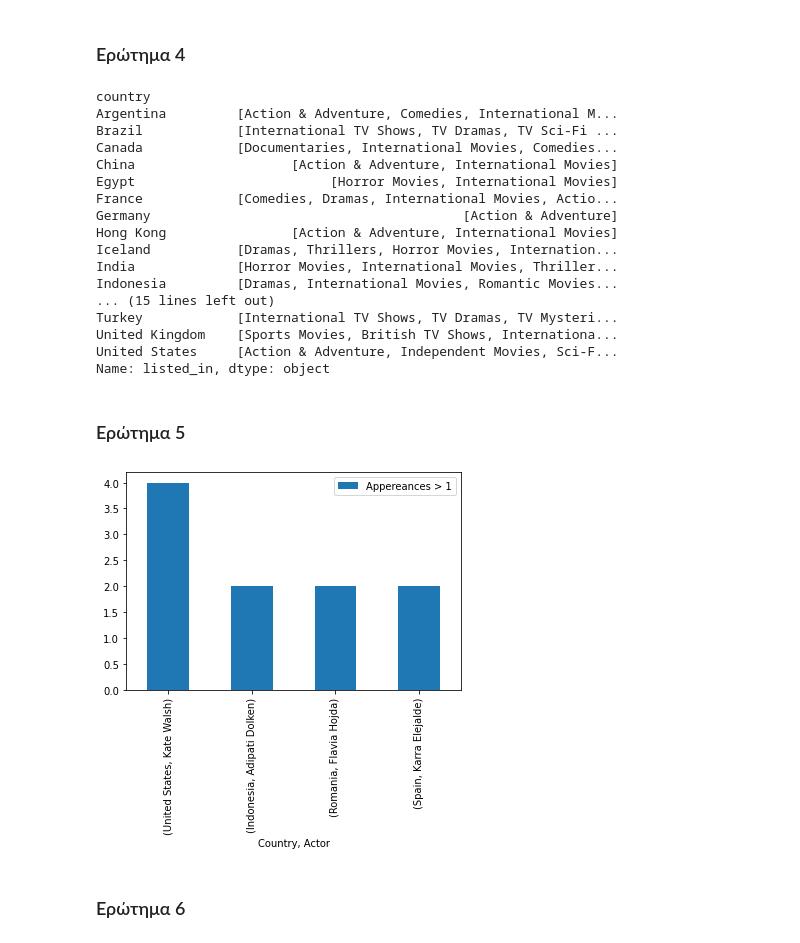
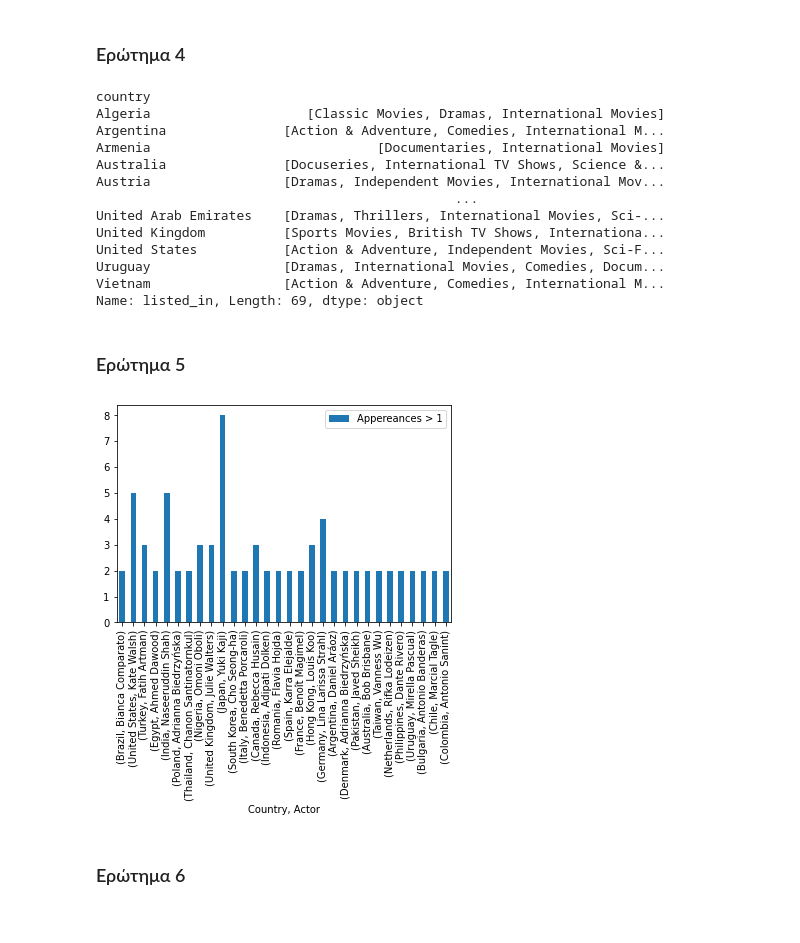
Before and after one commit to damik3/data-mining-spring-2021, a Jupyter notebook: hw1/hw1.ipynb, the cells around one changed output. Drawn from its saved outputs; the diff is of its cells as text; code cells hidden in the pictures.

```diff
--- a/hw1/hw1.ipynb
+++ b/hw1/hw1.ipynb
@@ -27,6 +24,6 @@ replace_nan(df2)
 replace_nan(df3)
 # %%
 # Use a subset of the actual dataset
-df1 = df1.head(100)
+df1 = df1.head(1000)
 # %% [markdown]
 ### Ερώτημα 1
@@ -83,22 +85,18 @@ for country, genre in zip(df1.country, df1.listed_in):
 df0.groupby("country").listed_in.unique()
 # %% [output]
 country
-Argentina         [Action & Adventure, Comedies, International M...
-Brazil            [International TV Shows, TV Dramas, TV Sci-Fi ...
-Canada            [Documentaries, International Movies, Comedies...
-China                    [Action & Adventure, International Movies]
-Egypt                         [Horror Movies, International Movies]
-France            [Comedies, Dramas, International Movies, Actio...
-Germany                                        [Action & Adventure]
-Hong Kong                [Action & Adventure, International Movies]
-Iceland           [Dramas, Thrillers, Horror Movies, Internation...
-India             [Horror Movies, International Movies, Thriller...
-Indonesia         [Dramas, International Movies, Romantic Movies...
-... (15 lines left out)
-Turkey            [International TV Shows, TV Dramas, TV Mysteri...
-United Kingdom    [Sports Movies, British TV Shows, Internationa...
-United States     [Action & Adventure, Independent Movies, Sci-F...
-Name: listed_in, dtype: object
+Algeria                    [Classic Movies, Dramas, International Movies]
+Argentina               [Action & Adventure, Comedies, International M...
+Armenia                             [Documentaries, International Movies]
+Australia               [Docuseries, International TV Shows, Science &...
+Austria                 [Dramas, Independent Movies, International Mov...
+                                              ...
+United Arab Emirates    [Dramas, Thrillers, International Movies, Sci-...
+United Kingdom          [Sports Movies, British TV Shows, Internationa...
+United States           [Action & Adventure, Independent Movies, Sci-F...
+Uruguay                 [Dramas, International Movies, Comedies, Docum...
+Vietnam                 [Action & Adventure, Comedies, International M...
+Name: listed_in, Length: 69, dtype: object
 # %% [markdown]
 ### Ερώτημα 5
 # %%
@@ -107,35 +105,35 @@ Name: listed_in, dtype: object
 from collections import Counter
 
 # Create dictionary with all actor appereances for each country
 top_actors = {}
 for cast, countries in zip(df1.cast, df1.country):
     for country in [s.strip() for s in countries.split(',')]:
         if country not in top_actors:
             top_actors[country] = [s.strip() for s in cast.split(',')]
         else:
             top_actors[country].extend([s.strip() for s in cast.split(',')])
 
 
 # Create list of tuples ((country, most_famous_actor), appereances)
 # for each country
 data = []
 for country, actor_list in top_actors.items():
     if country == "None":
         continue
     counter = Counter(actor_list)
     most_common = counter.most_common()
 
     if most_common[0][0] != "None" and most_common[0][1] > 1:
         data.append(((country, most_common[0][0]), most_common[0][1]))
-    elif most_common[0][0] == "None" and most_common[1][1] > 1:
+    elif most_common[0][0] == "None" and len(most_common) > 1 and most_common[1][1] > 1:
         data.append(((country, most_common[1][0]), most_common[1][1]))
 
 # Import data into a dataframe and plot
 df0 = pd.DataFrame(data, columns = ['Country, Actor', 'Appereances > 1'])
 df0.plot.bar(x='Country, Actor')
 None
 # %% [output]
-[figure, old version]
+[figure, new version]
 # %% [markdown]
 ### Ερώτημα 6
 # %%
```
Also changed, not shown: parts of 20 cells of this notebook.
